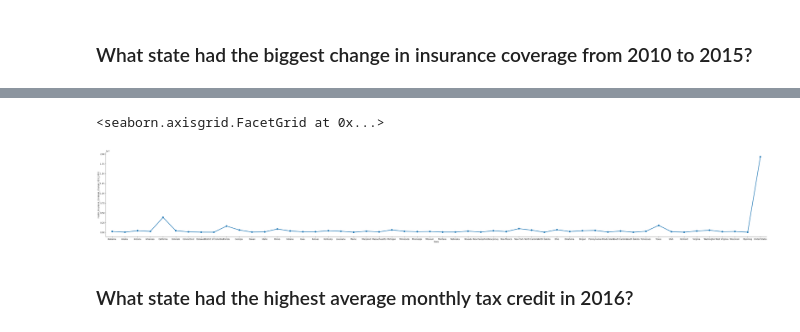
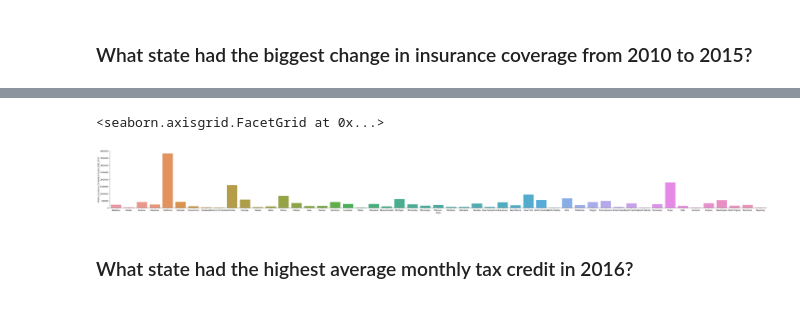
Before and after one commit to alexbeeler/ACA-Project, a Jupyter notebook: My_ACA_Project.ipynb, the cells around one changed output, grey strips where cells are left out. Cells and saved outputs as stored; diff of their text form; code cells hidden in the pictures.

```diff
--- a/My_ACA_Project.ipynb
+++ b/My_ACA_Project.ipynb
@@ -184,15 +185,15 @@ database.sort_values(by="Health_Insurance_Coverage_Change_2010_2015", ascending=
 # %%
 sns.catplot(
     x="State",
     y="Health_Insurance_Coverage_Change_2010_2015",
     data=database,
-    kind="point",
-    height=7,
-    aspect=7,
+    kind="bar",
+    height=5,
+    aspect=10,
 )
 # %% [output]
 <seaborn.axisgrid.FacetGrid at 0x...>
-[figure, old version]
+[figure, new version]
 # %% [markdown]
 ### What state had the highest average monthly tax credit in 2016?
 # %%
```
Also changed, not shown: parts of 14 cells of this notebook, 2 other files.
